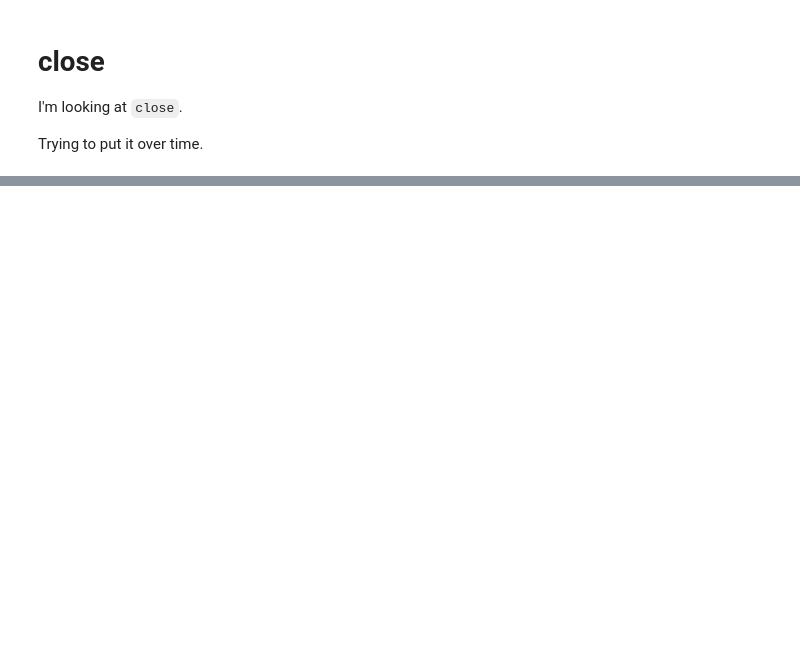
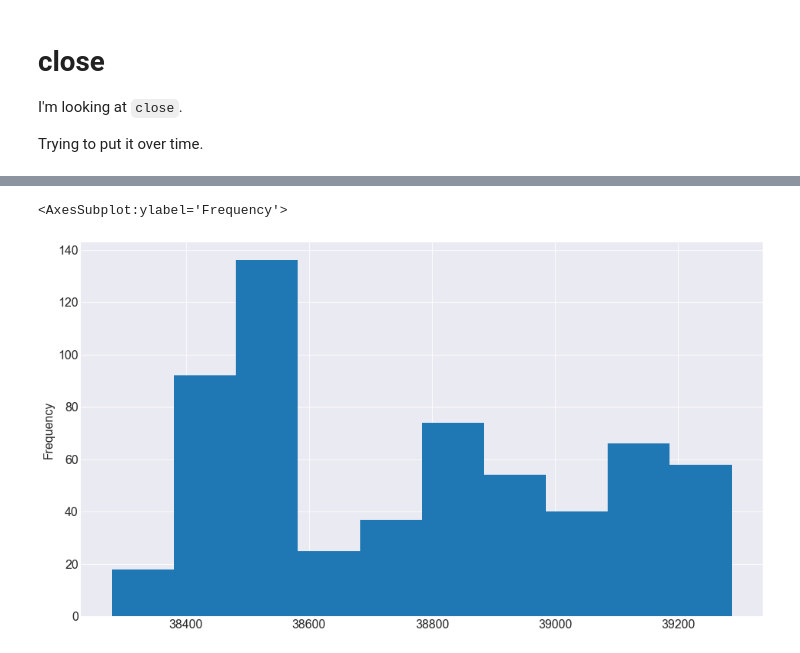
Before and after one commit to hinzle/binance-project, a Jupyter notebook: jupyter/explore.ipynb, the cells around one changed output, grey strips where cells are left out. Drawn from its saved outputs; the diff is of its cells as text; code cells hidden in the pictures; blank space fills up the shorter version.

```diff
--- a/jupyter/explore.ipynb
+++ b/jupyter/explore.ipynb
@@ -100,4 +204,0 @@ memory usage: 93.8 KB
-# %%
-train = df.loc[:'2022-04-25 15:31']
-validate =df.loc['2022-04-25 15:31':'2022-04-25 18:31']
-test = df.loc['2022-04-25 18:31':]
@@ -124,0 +213,5 @@ memory usage: 9.7 KB
+# %%
+train.close.plot.hist()
+# %% [output]
+<AxesSubplot:ylabel='Frequency'>
+[figure, added]
```
Also changed, not shown: parts of 41 cells of this notebook, 2 other files.
